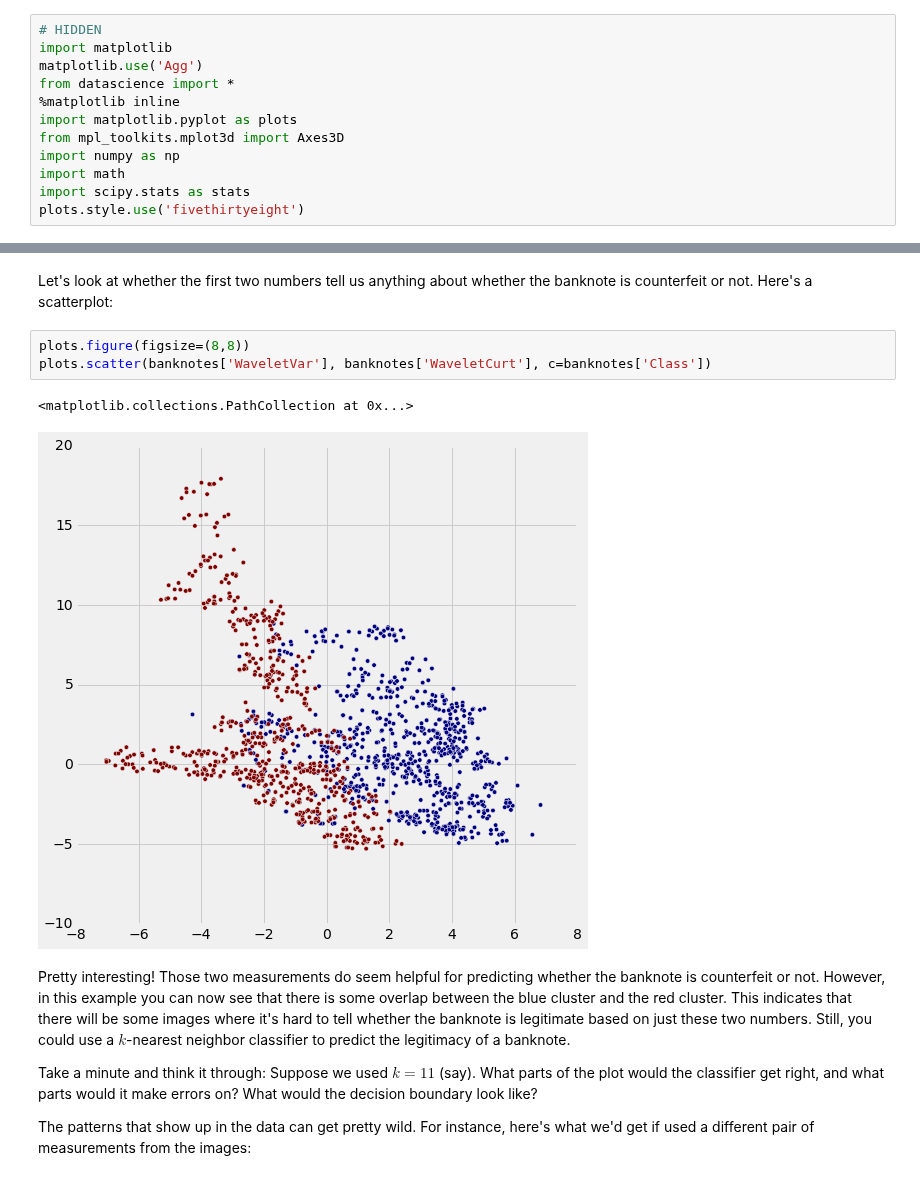
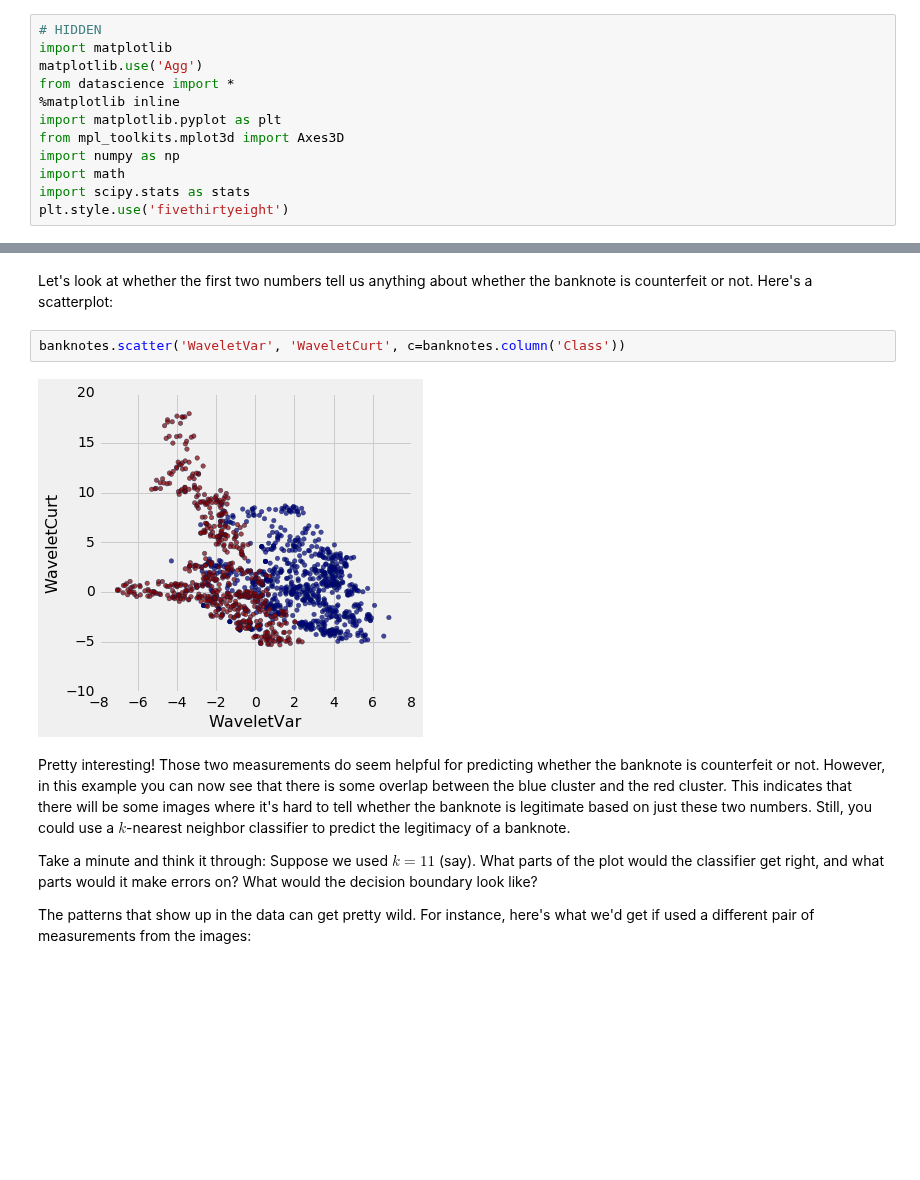
Before and after one commit to data-8/textbook, a Jupyter notebook: notebooks/Classification.ipynb, the cells around one changed output, grey strips where cells are left out. Cells and saved outputs as stored; diff of their text form; blank space fills up the shorter version.

```diff
--- a/notebooks/Classification.ipynb
+++ b/notebooks/Classification.ipynb
@@ -4,12 +4,12 @@ import matplotlib
 matplotlib.use('Agg')
 from datascience import *
 %matplotlib inline
-import matplotlib.pyplot as plots
+import matplotlib.pyplot as plt
 from mpl_toolkits.mplot3d import Axes3D
 import numpy as np
 import math
 import scipy.stats as stats
-plots.style.use('fivethirtyeight')
+plt.style.use('fivethirtyeight')
 # %% [markdown]
 This section will discuss machine learning.  Machine learning is a class of techniques for automatically finding patterns in data and using it to draw inferences or make predictions.  We're going to focus on a particular kind of machine learning, namely, *classification*.
 
@@ -119,11 +111,9 @@ banknotes
 # %% [markdown]
 Let's look at whether the first two numbers tell us anything about whether the banknote is counterfeit or not.  Here's a scatterplot:
 # %%
-plots.figure(figsize=(8,8))
-plots.scatter(banknotes['WaveletVar'], banknotes['WaveletCurt'], c=banknotes['Class'])
+banknotes.scatter('WaveletVar', 'WaveletCurt', c=banknotes.column('Class'))
 # %% [output]
-<matplotlib.collections.PathCollection at 0x...>
-[figure, old version]
+[figure, new version]
 # %% [markdown]
 Pretty interesting!  Those two measurements do seem helpful for predicting whether the banknote is counterfeit or not.  However, in this example you can now see that there is some overlap between the blue cluster and the red cluster.  This indicates that there will be some images where it's hard to tell whether the banknote is legitimate based on just these two numbers.  Still, you could use a $k$-nearest neighbor classifier to predict the legitimacy of a banknote.
 
```
Also changed, not shown: parts of 17 cells of this notebook, 4 other files.
